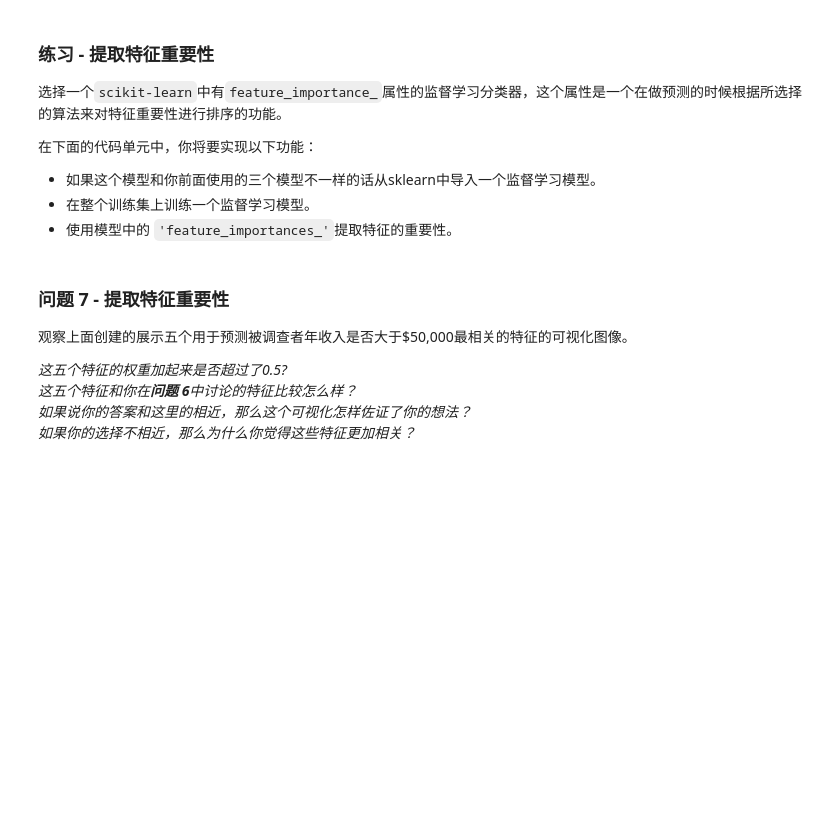
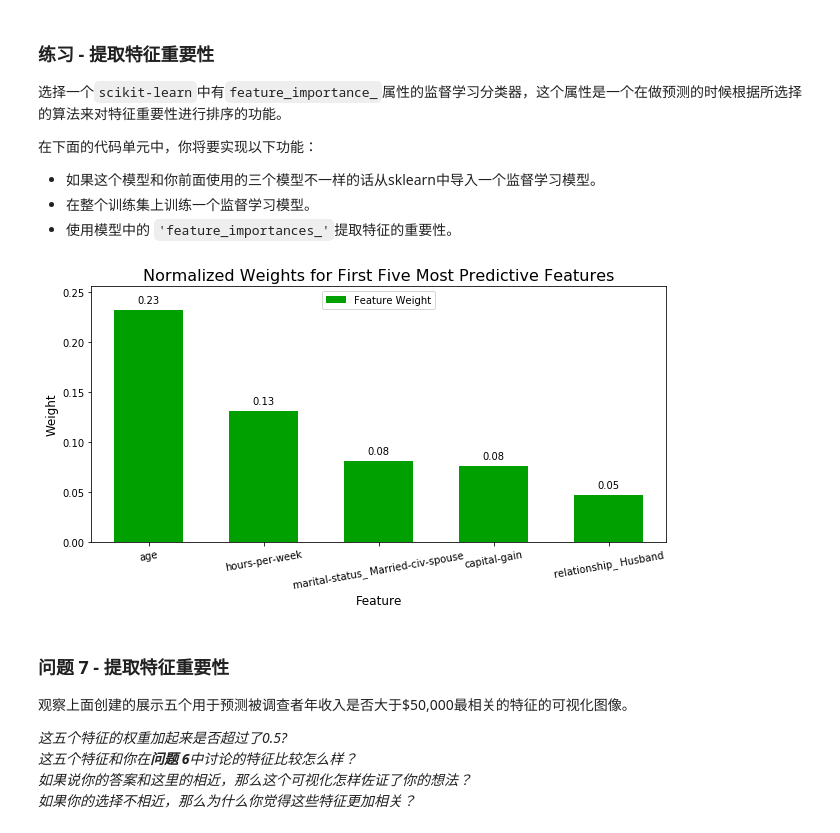
Before and after one commit to LeeZhe/machine-Learning, a Jupyter notebook: finding_donors-master/finding_donors.ipynb, the cells around one changed output. Cells and saved outputs as stored; diff of their text form; code cells hidden in the pictures; blank space fills up the shorter version.

```diff
--- a/finding_donors-master/finding_donors.ipynb
+++ b/finding_donors-master/finding_donors.ipynb
@@ -544,7 +549,7 @@ clf = AdaBoostClassifier(random_state = 0)
 
 
 # TODO：创建你希望调节的参数列表
-parameters = {'n_estimators' : [50,100,150,200],'learning_rate' : [0.1,0.2,0.3,0.4,0.5,0.7,0.8,0.9,1.0]}
+parameters = {'n_estimators' : [50,100,150,200]}
 
 # TODO：创建一个fbeta_score打分对象
 scorer = make_scorer(fbeta_score,beta = .5)
@@ -613,15 +629,21 @@ _在这十三个记录中，你认为哪五个特征对于预测是最重要的
  - 使用模型中的 `'feature_importances_'`提取特征的重要性。
 # %%
 # TODO：导入一个有'feature_importances_'的监督学习模型
+from sklearn.ensemble import ExtraTreesClassifier
+# TODO：在训练集上训练一个监督学习模型
 
-# TODO：在训练集上训练一个监督学习模型
-model = None
+forest_clf = ExtraTreesClassifier(n_estimators = 200,random_state=0)
+forest_clf.fit(X_train,y_train)
+
+model = forest_clf
 
 # TODO： 提取特征重要性
-importances = None
+importances = model.feature_importances_
 
 # 绘图
 vs.feature_plot(importances, X_train, y_train)
+# %% [output]
+[figure, added]
 # %% [markdown]
 ### 问题 7 - 提取特征重要性
 观察上面创建的展示五个用于预测被调查者年收入是否大于\$50,000最相关的特征的可视化图像。
```
Also changed, not shown: parts of 16 cells of this notebook.
